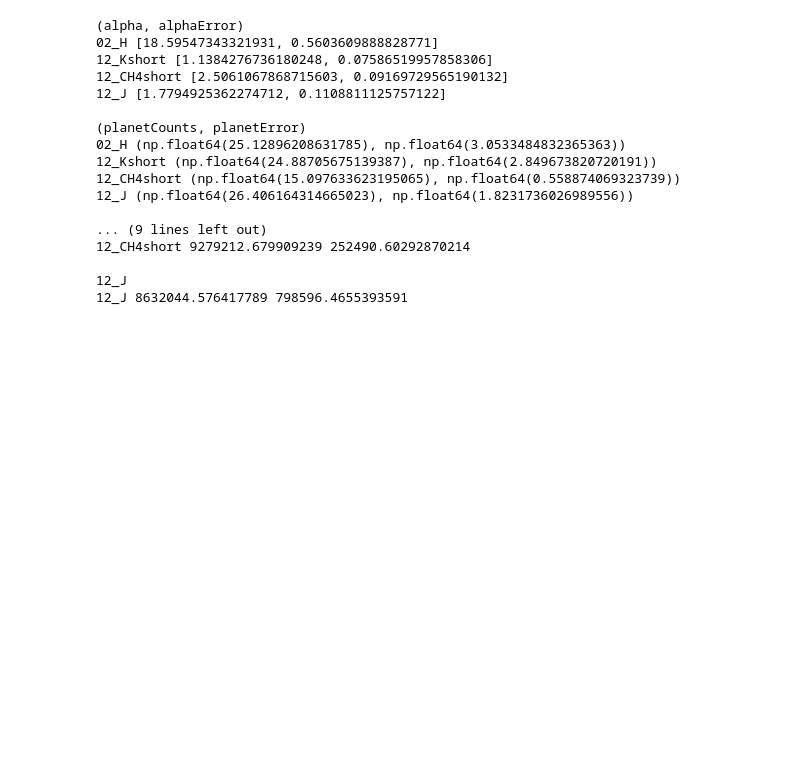
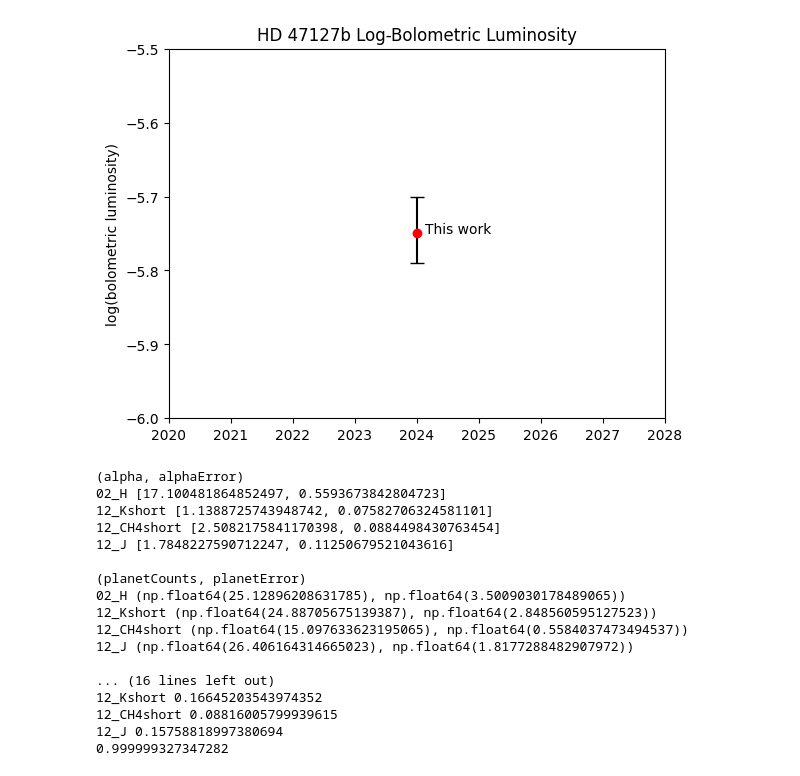
Before and after one commit to benlchang/HD47127-b-ADI, a Jupyter notebook: HD47127_ADI.ipynb, the cells around one changed output. Saved outputs shown, nothing was run; the diff lists cells and outputs as text; code cells hidden in the pictures; blank space fills up the shorter version.

```diff
--- a/HD47127_ADI.ipynb
+++ b/HD47127_ADI.ipynb
@@ -818,3 +832,17 @@ plt.xlim(2015, 2030)
+# %%
+x = [2024]
+y = [-5.75]
+ymin, ymax = .04, .05
+
+plt.errorbar(x, y, yerr=[[ymin], [ymax]], ls=' ', marker='o', color='red', capsize=5, capthick=1, ecolor='black')
+plt.ylabel('log(bolometric luminosity)')
+plt.title('HD 47127b Log-Bolometric Luminosity')
+plt.ylim(-6, -5.5)
+plt.xlim(2020, 2028)
+plt.annotate('This work', (2024, -5.75), textcoords='offset points', xytext=(6,0))
+plt.savefig('HD47127b_logluminosity.pdf')
+# %% [output]
+[figure, added]
 # %%
 def backgroundNoise(band):
     #next step:
@@ -856,10 +884,10 @@ def backgroundNoise(band):
 
 alphas = {
     '12_H': [2.141395, 0.0725038],
-    '12_J': [1.7794925362274712, 0.1108811125757122],
-    '12_Kshort': [1.1384276736180248, 0.07586519957858306],
-    '02_H': [18.59547343321931, 0.5603609888828771],
-    '12_CH4short': [2.5061067868715603, 0.09169729565190132]
+    '12_J': [1.7848227590712247, 0.11250679521043616],
+    '12_Kshort': [1.1388725743948742, 0.07582706324581101],
+    '02_H': [17.100481864852497, 0.5593673842804723],
+    '12_CH4short': [2.5082175841170398, 0.0884498430763454]
 }
 
 fwhms = {
@@ -909,24 +937,30 @@ for band in fwhms:
 print('\n(starCounts, starError)')
 for band in fwhms:
     starData(band)
+
+print('\n(magnitudeError)')
+for band in fwhms:
+    print(band, 2.5 * alphas[band][1] / alphas[band][0])
+
+print(math.log(2.71828))
 # %% [output]
 (alpha, alphaError)
-02_H [18.59547343321931, 0.5603609888828771]
-12_Kshort [1.1384276736180248, 0.07586519957858306]
-12_CH4short [2.5061067868715603, 0.09169729565190132]
-12_J [1.7794925362274712, 0.1108811125757122]
+02_H [17.100481864852497, 0.5593673842804723]
+12_Kshort [1.1388725743948742, 0.07582706324581101]
+12_CH4short [2.5082175841170398, 0.0884498430763454]
+12_J [1.7848227590712247, 0.11250679521043616]
 
 (planetCounts, planetError)
-02_H (np.float64(25.12896208631785), np.float64(3.0533484832365363))
-12_Kshort (np.float64(24.88705675139387), np.float64(2.849673820720191))
-12_CH4short (np.float64(15.097633623195065), np.float64(0.558874069323739))
-12_J (np.float64(26.406164314665023), np.float64(1.8231736026989556))
+02_H (np.float64(25.12896208631785), np.float64(3.5009030178489065))
+12_Kshort (np.float64(24.88705675139387), np.float64(2.848560595127523))
+12_CH4short (np.float64(15.097633623195065), np.float64(0.5584037473494537))
+12_J (np.float64(26.406164314665023), np.float64(1.8177288482907972))
 
-... (9 lines left out)
-12_CH4short 9279212.679909239 252490.60292870214
-
-12_J
-12_J 8632044.576417789 798596.4655393591
+... (16 lines left out)
+12_Kshort 0.16645203543974352
+12_CH4short 0.08816005799939615
+12_J 0.15758818997380694
+0.999999327347282
 # %%
 from astropy.io import fits
 import matplotlib.pyplot as plt
```
Also changed, not shown: parts of 6 cells of this notebook, 2 other files.
